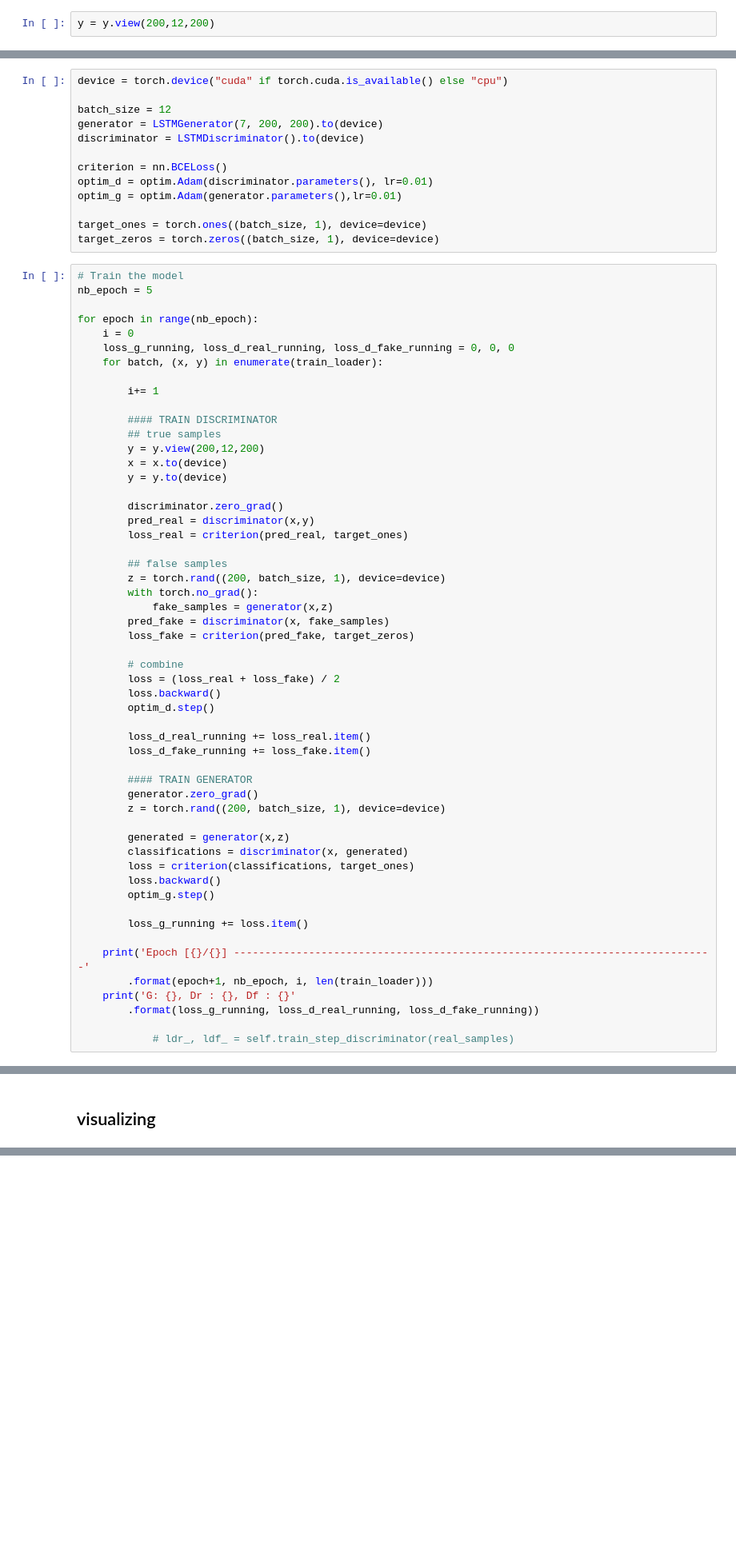
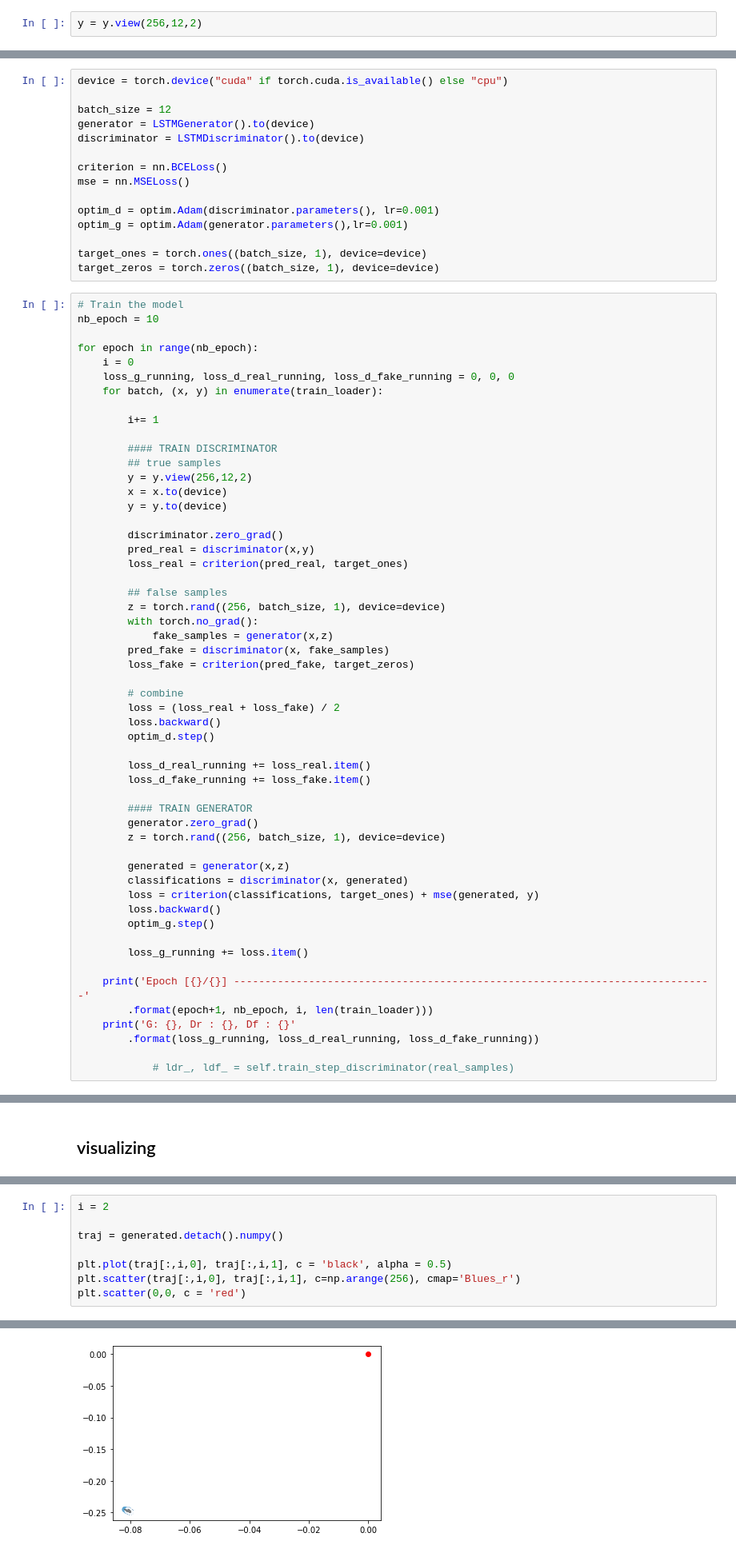
Before and after one commit to AmedeeRoy/BirdGAN, a Jupyter notebook: GAN_lstm.ipynb, the cells around one changed output, grey strips where cells are left out. Shown at 80% size. Cells and saved outputs as stored; diff of their text form; blank space fills up the shorter version.

```diff
--- a/GAN_lstm.ipynb
+++ b/GAN_lstm.ipynb
@@ -216,5 +213,5 @@ torch.Size([200, 12, 200])
 # %%
-y = y.view(200,12,200)
+y = y.view(256,12,2)
 # %%
 class LSTMDiscriminator(nn.Module):
     """An LSTM based discriminator. It expects a sequence as input and outputs a probability for each element.
@@ -269,18 +257,20 @@ torch.Size([12, 1])
 device = torch.device("cuda" if torch.cuda.is_available() else "cpu")
 
 batch_size = 12
-generator = LSTMGenerator(7, 200, 200).to(device)
+generator = LSTMGenerator().to(device)
 discriminator = LSTMDiscriminator().to(device)
 
 criterion = nn.BCELoss()
-optim_d = optim.Adam(discriminator.parameters(), lr=0.01)
-optim_g = optim.Adam(generator.parameters(),lr=0.01)
+mse = nn.MSELoss()
+
+optim_d = optim.Adam(discriminator.parameters(), lr=0.001)
+optim_g = optim.Adam(generator.parameters(),lr=0.001)
 
 target_ones = torch.ones((batch_size, 1), device=device)
 target_zeros = torch.zeros((batch_size, 1), device=device)
 # %%
 # Train the model
-nb_epoch = 5
+nb_epoch = 10
 
 for epoch in range(nb_epoch):
     i = 0
@@ -291,7 +281,7 @@ for epoch in range(nb_epoch):
 
         #### TRAIN DISCRIMINATOR
         ## true samples
-        y = y.view(200,12,200)
+        y = y.view(256,12,2)
         x = x.to(device)
         y = y.to(device)
 
@@ -300,7 +290,7 @@ for epoch in range(nb_epoch):
         loss_real = criterion(pred_real, target_ones)
 
         ## false samples
-        z = torch.rand((200, batch_size, 1), device=device)
+        z = torch.rand((256, batch_size, 1), device=device)
         with torch.no_grad():
             fake_samples = generator(x,z)
         pred_fake = discriminator(x, fake_samples)
@@ -316,11 +306,11 @@ for epoch in range(nb_epoch):
 
         #### TRAIN GENERATOR
         generator.zero_grad()
-        z = torch.rand((200, batch_size, 1), device=device)
+        z = torch.rand((256, batch_size, 1), device=device)
 
         generated = generator(x,z)
         classifications = discriminator(x, generated)
-        loss = criterion(classifications, target_ones)
+        loss = criterion(classifications, target_ones) + mse(generated, y)
         loss.backward()
         optim_g.step()
 
@@ -364,0 +352,9 @@ plt.imshow(out[0,:,:])
+# %%
+i = 2
+
+traj = generated.detach().numpy()
+
+plt.plot(traj[:,i,0], traj[:,i,1], c = 'black', alpha = 0.5)
+plt.scatter(traj[:,i,0], traj[:,i,1], c=np.arange(256), cmap='Blues_r')
+plt.scatter(0,0, c = 'red')
+# %% [output]
@@ -364,0 +362 @@ plt.imshow(out[0,:,:])
+[figure, added]
```
Also changed, not shown: parts of 12 cells of this notebook.
